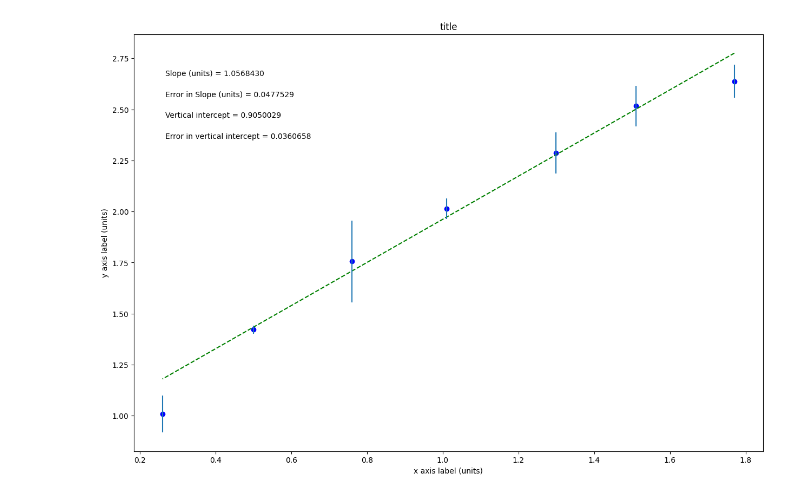
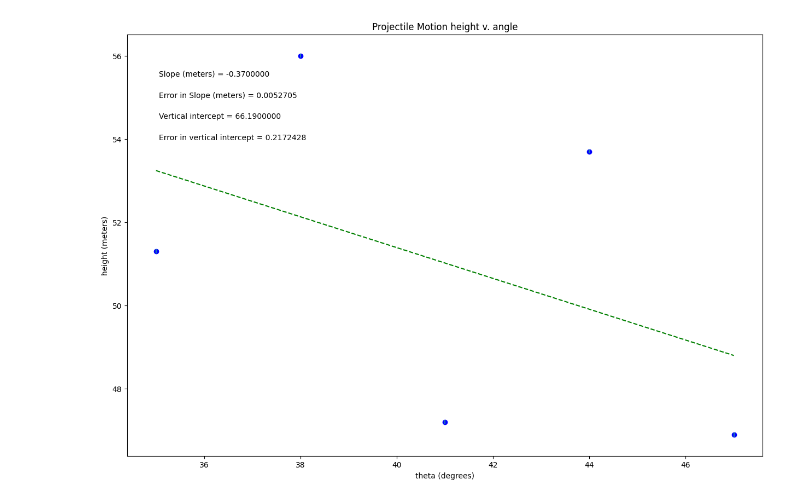
Before and after one commit to MHuckab04/physics-lab-216, a Jupyter notebook: PHSXlab_plotting_template.ipynb, the cells around one changed output. Drawn from its saved outputs; the diff is of its cells as text; code cells hidden in the pictures.

```diff
--- a/PHSXlab_plotting_template.ipynb
+++ b/PHSXlab_plotting_template.ipynb
@@ -19,28 +19,28 @@ import matplotlib.pyplot as plt
 #variable names should start with a letter and must contain only letters, numbers, and underscores
 
 
-2*Dh = np.array([.856, .742, .646, .578, 496])
+theta = np.array([35, 38, 41, 44, 47])
 
-V_f^2 = np.array([8.88, 7.14, 6.25, 5.35, 4.63])
+height = np.array([51.3, 56.0, 47.2, 53.7, 46.9])
 
-err_V_f^2 = np.array([.667, .522, .451, .380, .326])
+err_yvariable = np.array([0.05, 0.05, 0.05, 0.05, 0.05])
 
 
 
 #Re-assign variables as x, y, dy so that the remaining plotting code may remain generic
 #UPDATE VARIABLE NAMES (ON RHS OF EACH EQUAL SIGN) TO MATCH VARIABLE NAMES FOR DATA ABOVE
 
-x = 2*Dh             #this should be the array you want to plot on the x axis
-y = V_f^2             #this should be the array you want to plot on the y axis
-dy = err_V_f^2        #this should be your error in y array
+x = theta             #this should be the array you want to plot on the x axis
+y = height             #this should be the array you want to plot on the y axis
+dy = err_yvariable        #this should be your error in y array
 
 
 #UPDATE EACH OF THESE 4 STRINGS FOR YOUR PLOT LABELS AS YOU WANT THEM TO APPEAR
 
-plot_title= 'Acceleration Due to Gravity'
-x_label= '2*Dh (m)'
-y_label= 'y axis label (m^2/s^2)'
-slope_units= 'm/s^2'
+plot_title= 'Projectile Motion height v. angle'
+x_label= 'theta (degrees)'
+y_label= 'height (meters)'
+slope_units= 'meters'
 
 #UPDATE ANNOTATION PLACEMENT SO IT'S OUT OF WAY OF PLOTTED DATA AND BEST FIT LINE
 #integer from 1 to 4, top R corner is 1 (counter-clockwise from there)
@@ -92,31 +92,31 @@ elif annotation_placement==3 or annotation_placement==4:
 #Don't need to change anything in this section!
 
 #Plot data on graph. Plot error bars and place values for slope,
 #error in slope, and vertical intercept (plus error) on the plot using "annotate"
 
 plt.figure(figsize=(15,10))
 
 plt.plot(x, fit, color='green', linestyle='--')
 plt.scatter(x, y, color='blue', marker='o')
 
 plt.xlabel(x_label)
 plt.ylabel(y_label)
 plt.title(plot_title)
 
 plt.errorbar(x, y, yerr=dy, xerr=None, fmt="none") #don't need to plot x error bars
 
 plt.annotate('Slope ({}) = {value:.{digits}f}'.format(slope_units,value=m, digits=7),
              (xpos, ypos[0]), xycoords='axes fraction')
 
 plt.annotate('Error in Slope ({}) = {value:.{digits}f}'.format(slope_units,value=dm, digits=7),
              (xpos, ypos[1]), xycoords='axes fraction')
 
 plt.annotate('Vertical intercept = {value:.{digits}f}'.format(value=b, digits=7),
              (xpos, ypos[2]), xycoords='axes fraction')
 
 plt.annotate('Error in vertical intercept = {value:.{digits}f}'.format(value=db, digits=7),
              (xpos, ypos[3]), xycoords='axes fraction')
 
 plt.show()
 # %% [output]
-[figure, old version]
+[figure, new version]
```
